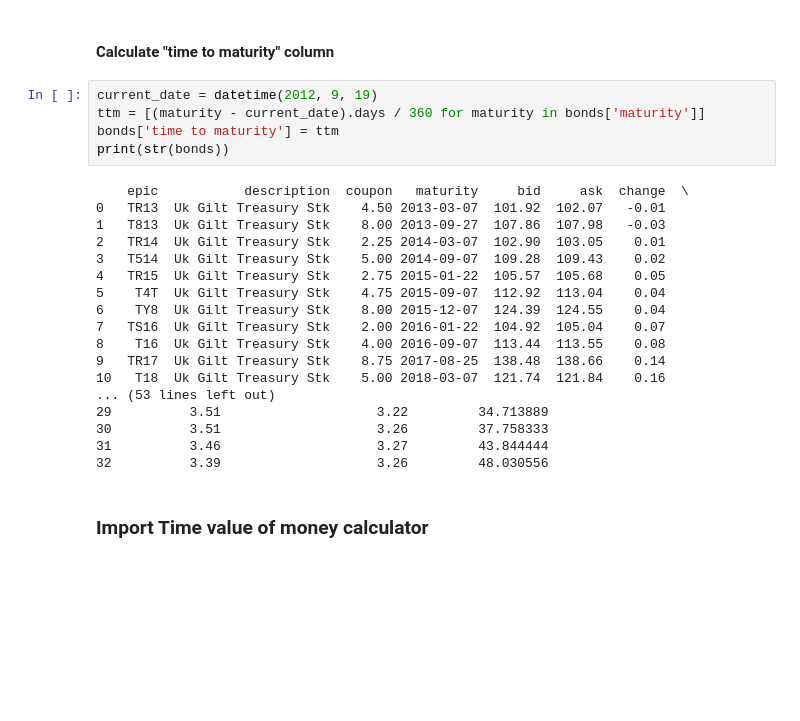
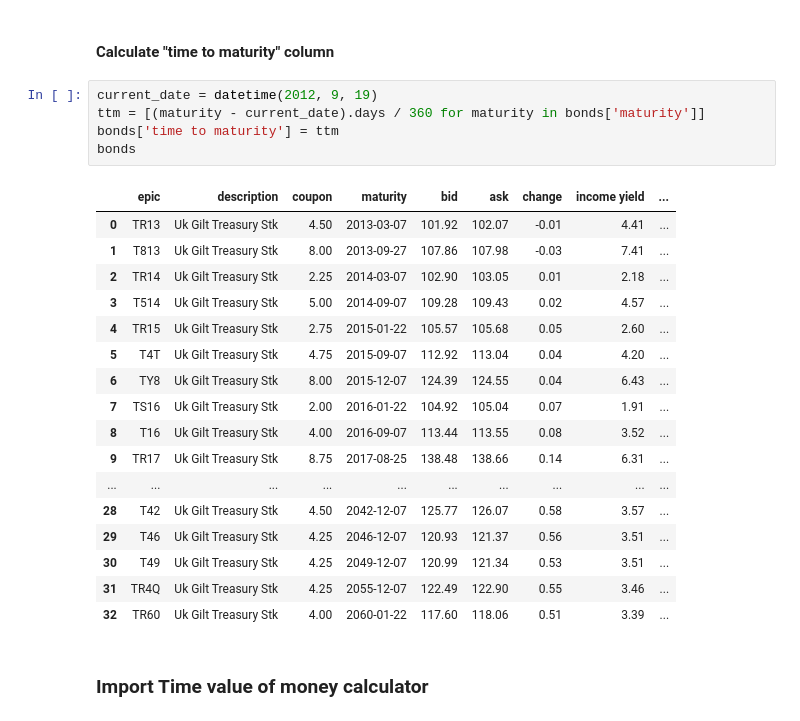
Before and after one commit to omartinsky/QuantAndFinancial, a Jupyter notebook: yield_curve_bootstrapping/bootstrapping.ipynb, the cells around one changed output. Saved outputs shown, nothing was run; the diff lists cells and outputs as text; blank space fills up the shorter version.

Commit message:
Update ad templated
updated yield curve bootstrapping

```diff
--- a/yield_curve_bootstrapping/bootstrapping.ipynb
+++ b/yield_curve_bootstrapping/bootstrapping.ipynb
@@ -32,26 +32,26 @@ bonds = read_csv('gilts_2012_09_19.csv', index_col=None, parse_dates=['maturity'
 # %%
 current_date = datetime(2012, 9, 19)
 ttm = [(maturity - current_date).days / 360 for maturity in bonds['maturity']]
 bonds['time to maturity'] = ttm
-print(str(bonds))
+bonds
 # %% [output]
-    epic           description  coupon   maturity     bid     ask  change  \
-0   TR13  Uk Gilt Treasury Stk    4.50 2013-03-07  101.92  102.07   -0.01
-1   T813  Uk Gilt Treasury Stk    8.00 2013-09-27  107.86  107.98   -0.03
-2   TR14  Uk Gilt Treasury Stk    2.25 2014-03-07  102.90  103.05    0.01
-3   T514  Uk Gilt Treasury Stk    5.00 2014-09-07  109.28  109.43    0.02
-4   TR15  Uk Gilt Treasury Stk    2.75 2015-01-22  105.57  105.68    0.05
-5    T4T  Uk Gilt Treasury Stk    4.75 2015-09-07  112.92  113.04    0.04
-6    TY8  Uk Gilt Treasury Stk    8.00 2015-12-07  124.39  124.55    0.04
-7   TS16  Uk Gilt Treasury Stk    2.00 2016-01-22  104.92  105.04    0.07
-8    T16  Uk Gilt Treasury Stk    4.00 2016-09-07  113.44  113.55    0.08
-9   TR17  Uk Gilt Treasury Stk    8.75 2017-08-25  138.48  138.66    0.14
-10   T18  Uk Gilt Treasury Stk    5.00 2018-03-07  121.74  121.84    0.16
-... (53 lines left out)
-29          3.51                    3.22         34.713889
-30          3.51                    3.26         37.758333
-31          3.46                    3.27         43.844444
-32          3.39                    3.26         48.030556
+|  | epic | description | coupon | maturity | bid | ask | change | income yield | ... |
+| 0 | TR13 | Uk Gilt Treasury Stk | 4.50 | 2013-03-07 | 101.92 | 102.07 | -0.01 | 4.41 | ... |
+| 1 | T813 | Uk Gilt Treasury Stk | 8.00 | 2013-09-27 | 107.86 | 107.98 | -0.03 | 7.41 | ... |
+| 2 | TR14 | Uk Gilt Treasury Stk | 2.25 | 2014-03-07 | 102.90 | 103.05 | 0.01 | 2.18 | ... |
+| 3 | T514 | Uk Gilt Treasury Stk | 5.00 | 2014-09-07 | 109.28 | 109.43 | 0.02 | 4.57 | ... |
+| 4 | TR15 | Uk Gilt Treasury Stk | 2.75 | 2015-01-22 | 105.57 | 105.68 | 0.05 | 2.60 | ... |
+| 5 | T4T | Uk Gilt Treasury Stk | 4.75 | 2015-09-07 | 112.92 | 113.04 | 0.04 | 4.20 | ... |
+| 6 | TY8 | Uk Gilt Treasury Stk | 8.00 | 2015-12-07 | 124.39 | 124.55 | 0.04 | 6.43 | ... |
+| 7 | TS16 | Uk Gilt Treasury Stk | 2.00 | 2016-01-22 | 104.92 | 105.04 | 0.07 | 1.91 | ... |
+| 8 | T16 | Uk Gilt Treasury Stk | 4.00 | 2016-09-07 | 113.44 | 113.55 | 0.08 | 3.52 | ... |
+| 9 | TR17 | Uk Gilt Treasury Stk | 8.75 | 2017-08-25 | 138.48 | 138.66 | 0.14 | 6.31 | ... |
+| ... | ... | ... | ... | ... | ... | ... | ... | ... | ... |
+| 28 | T42 | Uk Gilt Treasury Stk | 4.50 | 2042-12-07 | 125.77 | 126.07 | 0.58 | 3.57 | ... |
+| 29 | T46 | Uk Gilt Treasury Stk | 4.25 | 2046-12-07 | 120.93 | 121.37 | 0.56 | 3.51 | ... |
+| 30 | T49 | Uk Gilt Treasury Stk | 4.25 | 2049-12-07 | 120.99 | 121.34 | 0.53 | 3.51 | ... |
+| 31 | TR4Q | Uk Gilt Treasury Stk | 4.25 | 2055-12-07 | 122.49 | 122.90 | 0.55 | 3.46 | ... |
+| 32 | TR60 | Uk Gilt Treasury Stk | 4.00 | 2060-01-22 | 117.60 | 118.06 | 0.51 | 3.39 | ... |
 # %% [markdown]
 ### Import Time value of money calculator
 # %%
```
Also changed, not shown: 2 other files.
